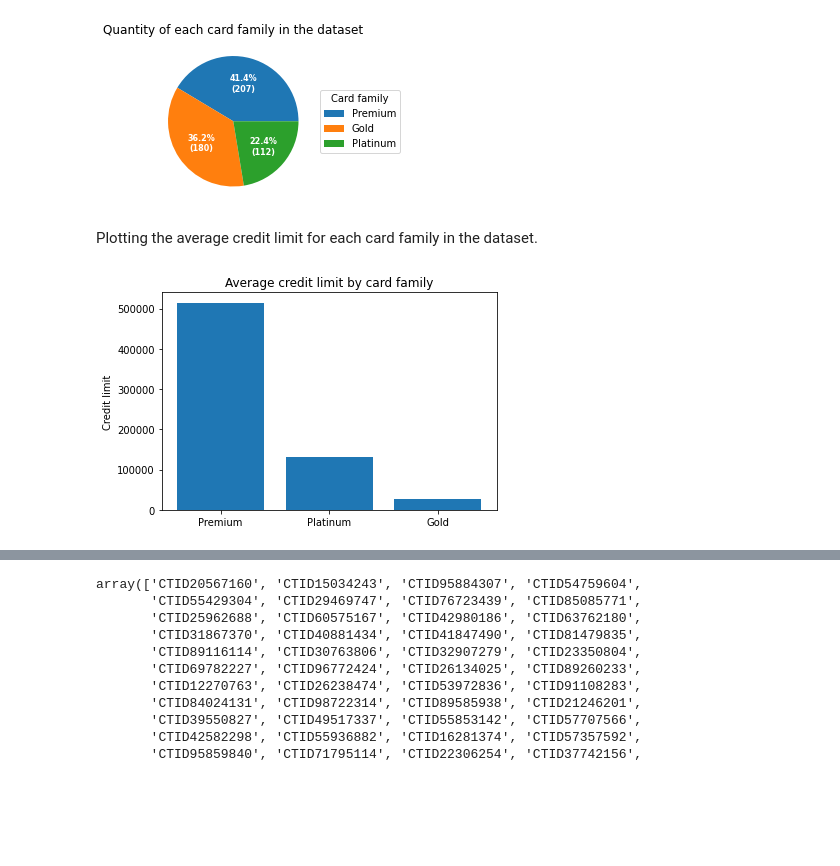
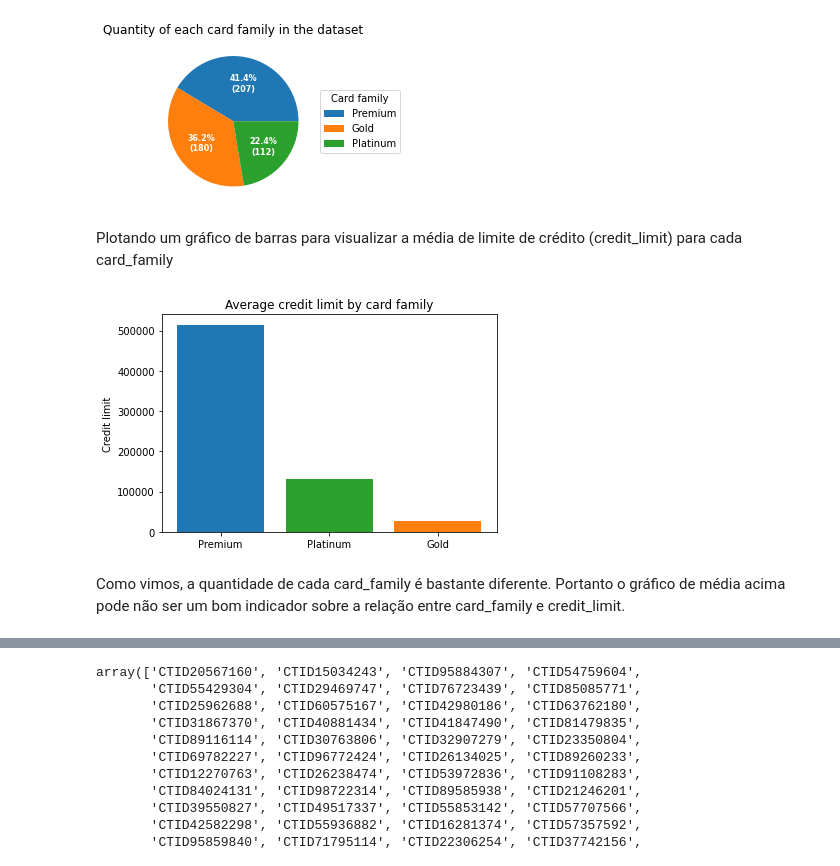
Before and after one commit to Eric-Mendes/conta-stone-data-challenge, a Jupyter notebook: data_analyses.ipynb, the cells around one changed output, grey strips where cells are left out. Saved outputs shown, nothing was run; the diff lists cells and outputs as text; code cells hidden in the pictures; blank space fills up the shorter version.

```diff
--- a/data_analyses.ipynb
+++ b/data_analyses.ipynb
@@ -98,26 +118,28 @@ ax.set_title("Quantity of each card family in the dataset")
 plt.show()
 # %% [output]
 [figure]
-# %% [markdown]
-Plotting the average credit limit for each card family in the dataset.
+# %% [markdown]
+Plotando um gráfico de barras para visualizar a média de limite de crédito (credit_limit) para cada card_family
 # %%
-# getting the average credit limit for each card family in the dataset
+# Pegando a média de credit_limit para cada card_family
 avg_credit_limit = [(family, np.array(df_card['credit_limit'].loc\
                                       [df_card.card_family == family]).mean())\
                      for family in card_families]
 
-# sorting in place by credit_limit (descending order)
+# Ordenando avg_credit_limit em ordem descrescente pela média daquela card_family
 avg_credit_limit.sort(key=lambda family_credit_limit: family_credit_limit[1], \
                       reverse=True)
 
-# unzipping avg_credit_limit
+# Separando a card_family de sua média
 avg_credit_limit = zip(*avg_credit_limit)
 avg_credit_limit = list(avg_credit_limit)
 
-# plotting the average credit limit
-plt.bar(avg_credit_limit[0], avg_credit_limit[1])
+# Plotando o gráfico
+plt.bar(avg_credit_limit[0], avg_credit_limit[1], color=['tab:blue', 'tab:green', 'tab:orange'])
 plt.title("Average credit limit by card family")
 plt.ylabel("Credit limit")
 plt.show()
 # %% [output]
-[figure, old version]
+[figure, new version]
+# %% [markdown]
+Como vimos, a quantidade de cada card_family é bastante diferente. Portanto o gráfico de média acima pode não ser um bom indicador sobre a relação entre card_family e credit_limit.
```
Also changed, not shown: parts of 35 cells of this notebook.
